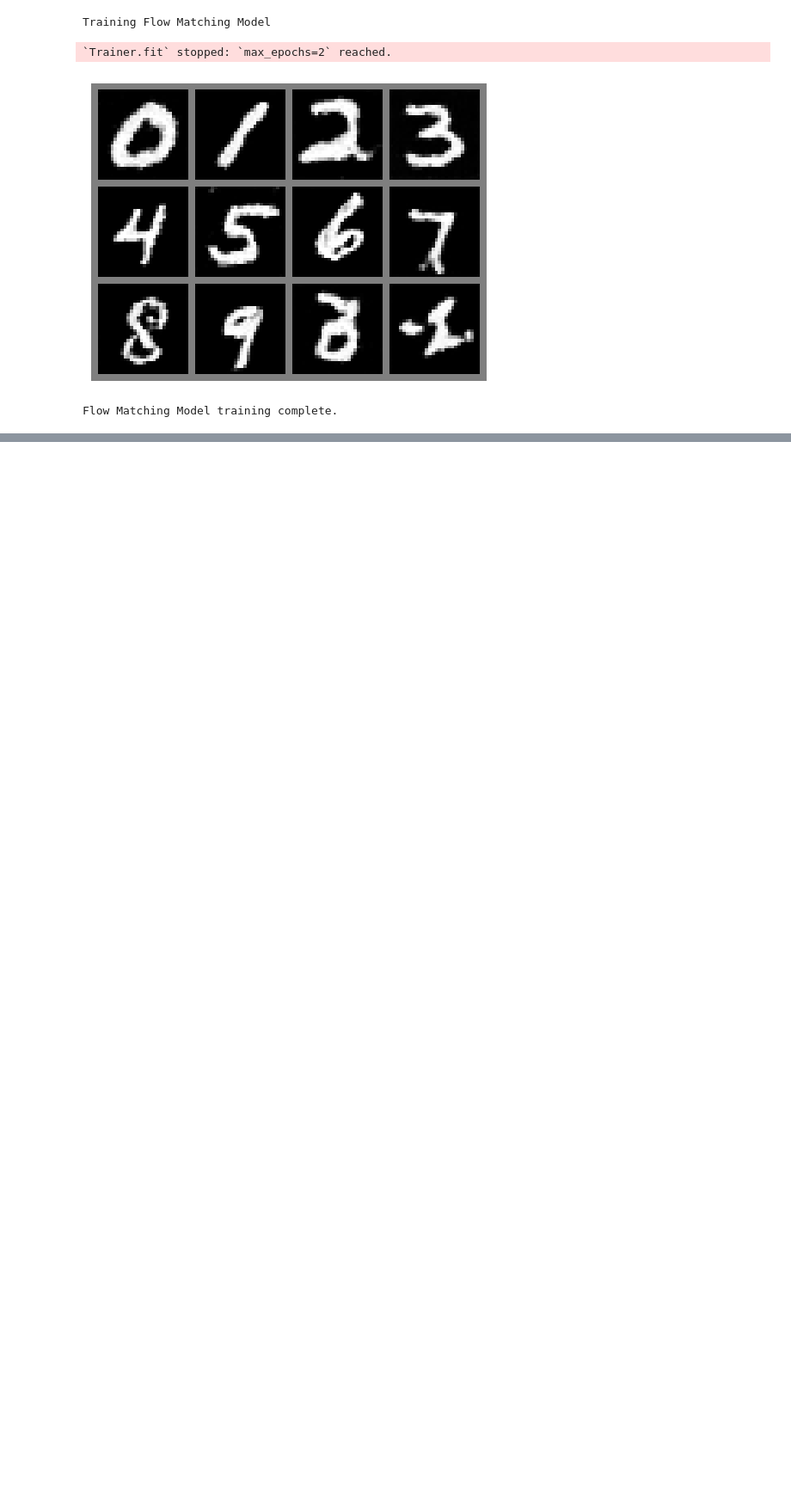
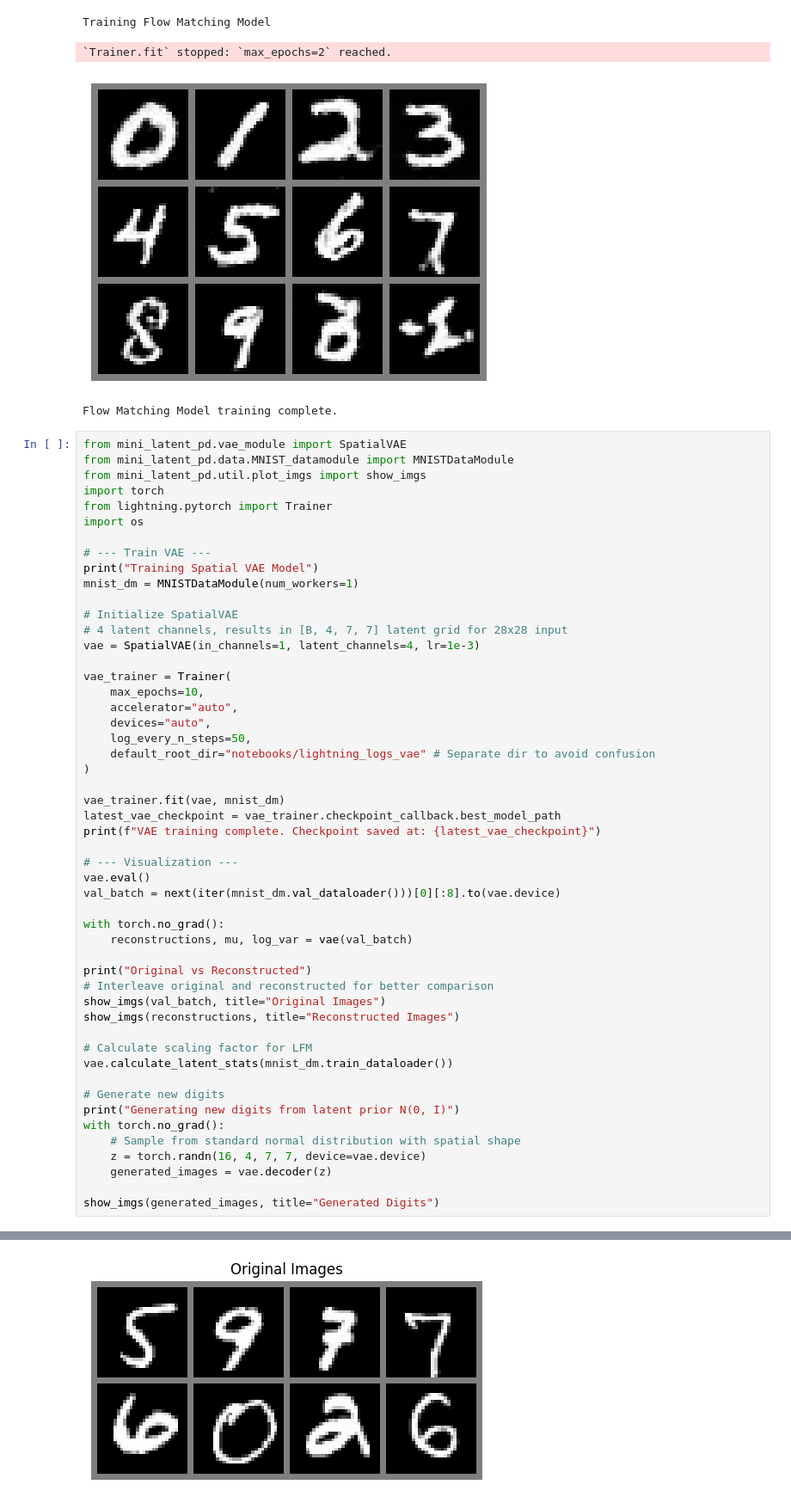
Before and after one commit to MoustHolmes/mini_latent_pd, a Jupyter notebook: notebooks/train.ipynb, the cells around one changed output, grey strips where cells are left out. Shown at 86% size. Cells and saved outputs as stored; diff of their text form; blank space fills up the shorter version.

Commit message:
implemented latent space flow matching

```diff
--- a/notebooks/train.ipynb
+++ b/notebooks/train.ipynb
@@ -202,3 +202,55 @@ Training Flow Matching Model
 `Trainer.fit` stopped: `max_epochs=2` reached.
 [figure]
 Flow Matching Model training complete.
+# %%
+from mini_latent_pd.vae_module import SpatialVAE
+from mini_latent_pd.data.MNIST_datamodule import MNISTDataModule
+from mini_latent_pd.util.plot_imgs import show_imgs
+import torch
+from lightning.pytorch import Trainer
+import os
+
+# --- Train VAE ---
+print("Training Spatial VAE Model")
+mnist_dm = MNISTDataModule(num_workers=1)
+
+# Initialize SpatialVAE
+# 4 latent channels, results in [B, 4, 7, 7] latent grid for 28x28 input
+vae = SpatialVAE(in_channels=1, latent_channels=4, lr=1e-3)
+
+vae_trainer = Trainer(
+    max_epochs=10,
+    accelerator="auto",
+    devices="auto",
+    log_every_n_steps=50,
+    default_root_dir="notebooks/lightning_logs_vae" # Separate dir to avoid confusion
+)
+
+vae_trainer.fit(vae, mnist_dm)
+latest_vae_checkpoint = vae_trainer.checkpoint_callback.best_model_path
+print(f"VAE training complete. Checkpoint saved at: {latest_vae_checkpoint}")
+
+# --- Visualization ---
+vae.eval()
+val_batch = next(iter(mnist_dm.val_dataloader()))[0][:8].to(vae.device)
+
+with torch.no_grad():
+    reconstructions, mu, log_var = vae(val_batch)
+
+print("Original vs Reconstructed")
+# Interleave original and reconstructed for better comparison
+show_imgs(val_batch, title="Original Images")
+show_imgs(reconstructions, title="Reconstructed Images")
+
+# Calculate scaling factor for LFM
+vae.calculate_latent_stats(mnist_dm.train_dataloader())
+
+# Generate new digits
+print("Generating new digits from latent prior N(0, I)")
+with torch.no_grad():
+    # Sample from standard normal distribution with spatial shape
+    z = torch.randn(16, 4, 7, 7, device=vae.device)
+    generated_images = vae.decoder(z)
+
+show_imgs(generated_images, title="Generated Digits")
+# %% [output]
@@ -204,0 +289 @@ Flow Matching Model training complete.
+[figure, added]
```
Also changed, not shown: parts of 4 cells of this notebook, 17 other files.
